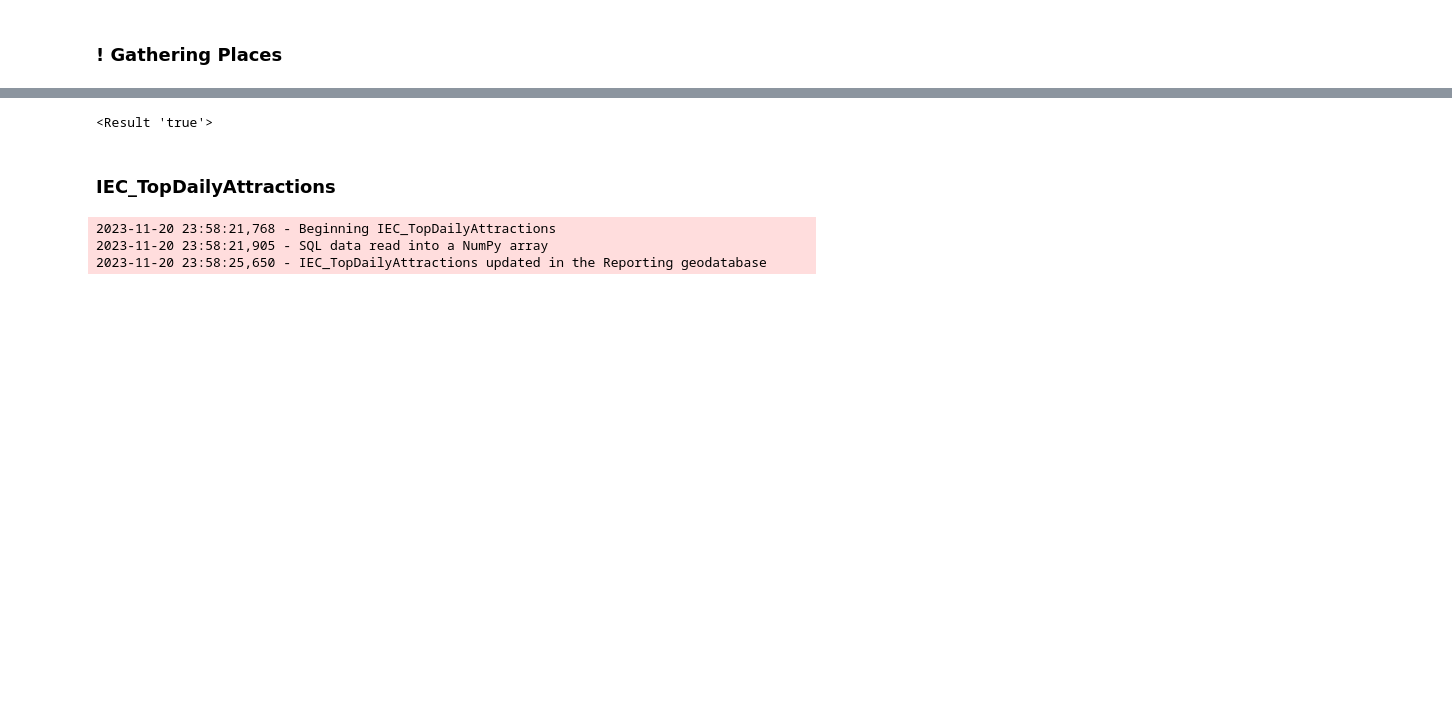
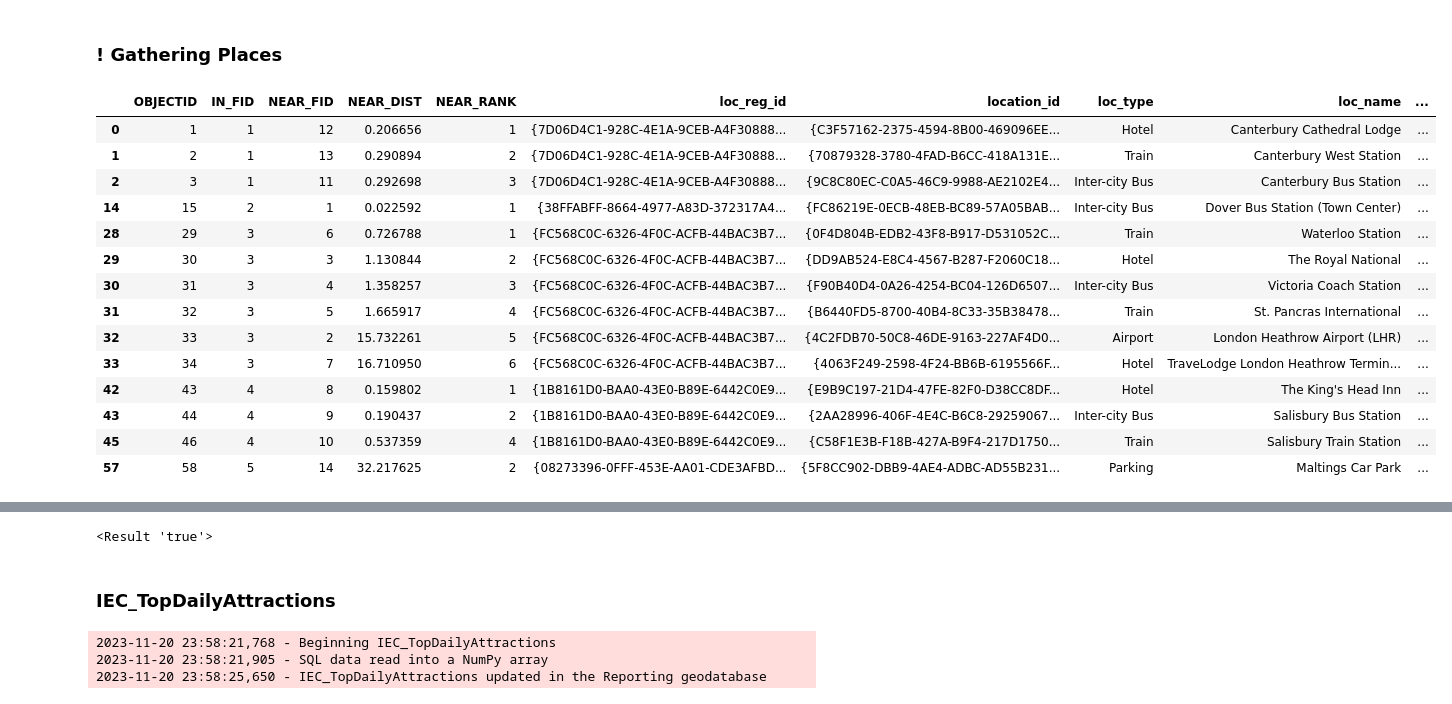
Before and after one commit to LK610/Travel, a Jupyter notebook: MakeReports.ipynb, the cells around one changed output, grey strips where cells are left out. Drawn from its saved outputs; the diff is of its cells as text; code cells hidden in the pictures; blank space fills up the shorter version.

Commit message:
Report on gathering places

```diff
--- a/MakeReports.ipynb
+++ b/MakeReports.ipynb
@@ -350,0 +359,25 @@ appendNear(os.path.join(scratch, "inFC"), os.path.join(scratch, "NearTable"))
+# %%
+columns = [f.name for f in arcpy.ListFields(os.path.join(scratch, "NearTable_Gathering")) if f.type!="Geometry"]
+nearGathering = pd.DataFrame(data=arcpy.da.SearchCursor(os.path.join(scratch, "NearTable_Gathering"), columns), columns=columns)
+
+nearGathering['equal'] = nearGathering['loc_reg_id'] == nearGathering['region_id']
+nearGathering['equal'] = nearGathering['equal'].astype(int)
+nearGathering = nearGathering.loc[(nearGathering['equal'] >= 1)]
+
+nearGathering
+# %% [output]
+|  | OBJECTID | IN_FID | NEAR_FID | NEAR_DIST | NEAR_RANK | loc_reg_id | location_id | loc_type | loc_name | ... |
+| 0 | 1 | 1 | 12 | 0.206656 | 1 | {7D06D4C1-928C-4E1A-9CEB-A4F30888... | {C3F57162-2375-4594-8B00-469096EE... | Hotel | Canterbury Cathedral Lodge | ... |
+| 1 | 2 | 1 | 13 | 0.290894 | 2 | {7D06D4C1-928C-4E1A-9CEB-A4F30888... | {70879328-3780-4FAD-B6CC-418A131E... | Train | Canterbury West Station | ... |
+| 2 | 3 | 1 | 11 | 0.292698 | 3 | {7D06D4C1-928C-4E1A-9CEB-A4F30888... | {9C8C80EC-C0A5-46C9-9988-AE2102E4... | Inter-city Bus | Canterbury Bus Station | ... |
+| 14 | 15 | 2 | 1 | 0.022592 | 1 | {38FFABFF-8664-4977-A83D-372317A4... | {FC86219E-0ECB-48EB-BC89-57A05BAB... | Inter-city Bus | Dover Bus Station (Town Center) | ... |
+| 28 | 29 | 3 | 6 | 0.726788 | 1 | {FC568C0C-6326-4F0C-ACFB-44BAC3B7... | {0F4D804B-EDB2-43F8-B917-D531052C... | Train | Waterloo Station | ... |
+| 29 | 30 | 3 | 3 | 1.130844 | 2 | {FC568C0C-6326-4F0C-ACFB-44BAC3B7... | {DD9AB524-E8C4-4567-B287-F2060C18... | Hotel | The Royal National | ... |
+| 30 | 31 | 3 | 4 | 1.358257 | 3 | {FC568C0C-6326-4F0C-ACFB-44BAC3B7... | {F90B40D4-0A26-4254-BC04-126D6507... | Inter-city Bus | Victoria Coach Station | ... |
+| 31 | 32 | 3 | 5 | 1.665917 | 4 | {FC568C0C-6326-4F0C-ACFB-44BAC3B7... | {B6440FD5-8700-40B4-8C33-35B38478... | Train | St. Pancras International | ... |
+| 32 | 33 | 3 | 2 | 15.732261 | 5 | {FC568C0C-6326-4F0C-ACFB-44BAC3B7... | {4C2FDB70-50C8-46DE-9163-227AF4D0... | Airport | London Heathrow Airport (LHR) | ... |
+| 33 | 34 | 3 | 7 | 16.710950 | 6 | {FC568C0C-6326-4F0C-ACFB-44BAC3B7... | {4063F249-2598-4F24-BB6B-6195566F... | Hotel | TraveLodge London Heathrow Termin... | ... |
+| 42 | 43 | 4 | 8 | 0.159802 | 1 | {1B8161D0-BAA0-43E0-B89E-6442C0E9... | {E9B9C197-21D4-47FE-82F0-D38CC8DF... | Hotel | The King's Head Inn | ... |
+| 43 | 44 | 4 | 9 | 0.190437 | 2 | {1B8161D0-BAA0-43E0-B89E-6442C0E9... | {2AA28996-406F-4E4C-B6C8-29259067... | Inter-city Bus | Salisbury Bus Station | ... |
+| 45 | 46 | 4 | 10 | 0.537359 | 4 | {1B8161D0-BAA0-43E0-B89E-6442C0E9... | {C58F1E3B-F18B-427A-B9F4-217D1750... | Train | Salisbury Train Station | ... |
+| 57 | 58 | 5 | 14 | 32.217625 | 2 | {08273396-0FFF-453E-AA01-CDE3AFBD... | {5F8CC902-DBB9-4AE4-ADBC-AD55B231... | Parking | Maltings Car Park | ... |
```
Also changed, not shown: parts of 9 cells of this notebook, 5 other files.
